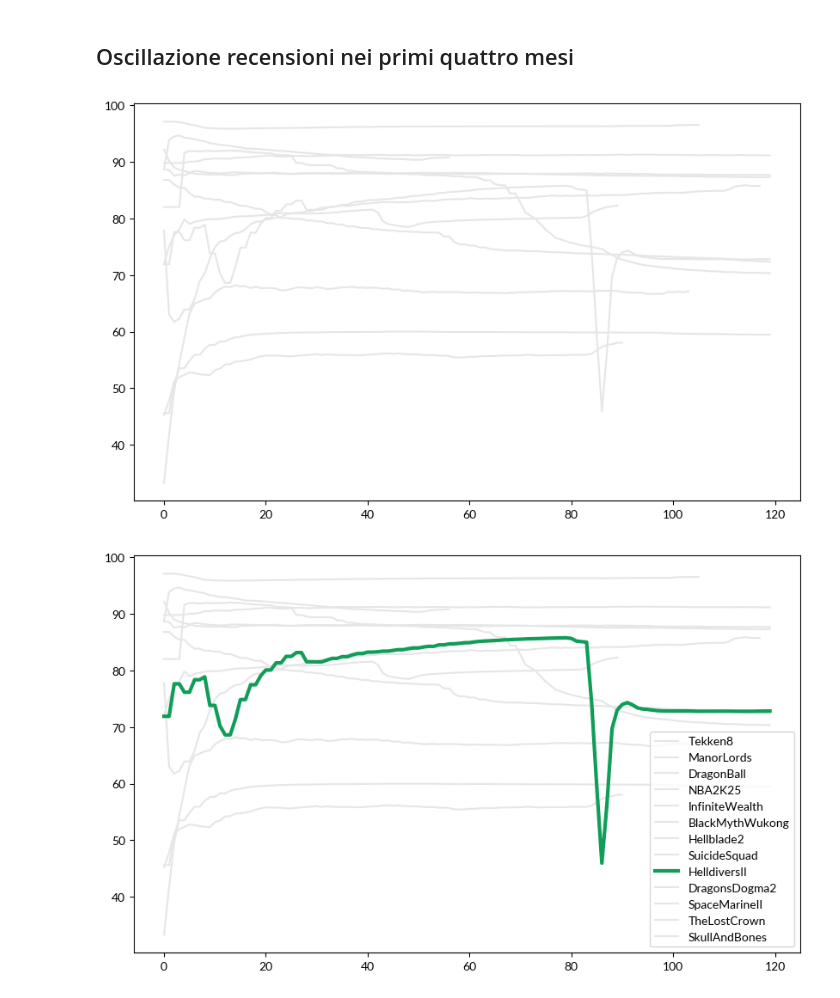
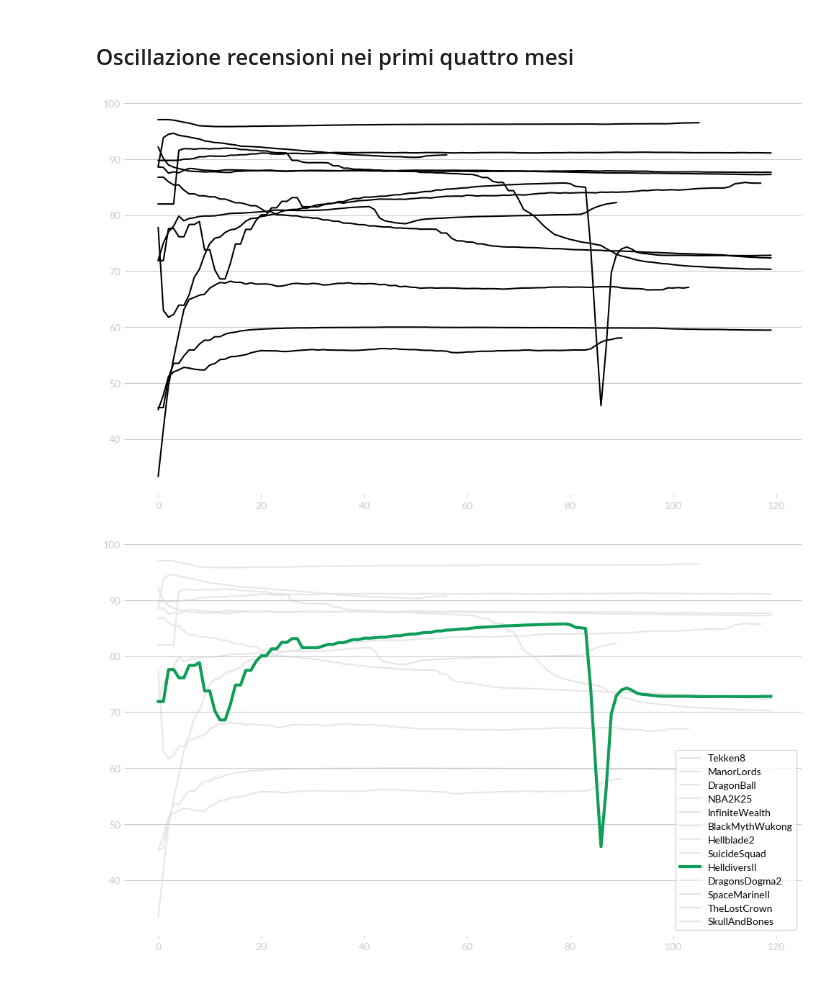
Before and after one commit to demic-dev/vs-project, a Jupyter notebook: charts.ipynb, the cells around one changed output. Cells and saved outputs as stored; diff of their text form; code cells hidden in the pictures.

```diff
--- a/charts.ipynb
+++ b/charts.ipynb
@@ -248,19 +254,24 @@ for f in csv_files:
     games_reviews[filename.split("_")[0]] = df
 # %%
 fig, ax = plt.subplots(figsize=(10,6))
+for spine in plt.gca().spines.values(): spine.set_visible(False)
 
 for game in games_reviews:
     df = games_reviews[game]
 
-    ax.plot(df.index, df['Rating'], label=game, color="#E6E6E6")
+    ax.plot(df.index, df['Rating'], label=game, color="black")
 
-# ax.legend()
+plt.tight_layout()
+ax.set_axisbelow(True)
+ax.tick_params(colors='#cccccc')
+ax.yaxis.grid(color='#cccccc')
 
 plt.savefig(build_chart_path("fluctuations_reviews"), format="svg")
 # %% [output]
-[figure, old version]
+[figure, new version]
 # %%
 fig, ax = plt.subplots(figsize=(10,6))
+for spine in plt.gca().spines.values(): spine.set_visible(False)
 
 for game in games_reviews:
     df = games_reviews[game]
@@ -271,7 +282,11 @@ for game in games_reviews:
         ax.plot(df.index, df['Rating'], label=game, color="#E6E6E6", zorder=0)
 
 ax.legend()
+plt.tight_layout()
+ax.set_axisbelow(True)
+ax.tick_params(colors='#cccccc')
+ax.yaxis.grid(color='#cccccc')
 
 plt.savefig(build_chart_path("fluctuations_reviews_helldivers"), format="svg")
 # %% [output]
-[figure, old version]
+[figure, new version]
```
Also changed, not shown: parts of 10 cells of this notebook, 15 other files.
